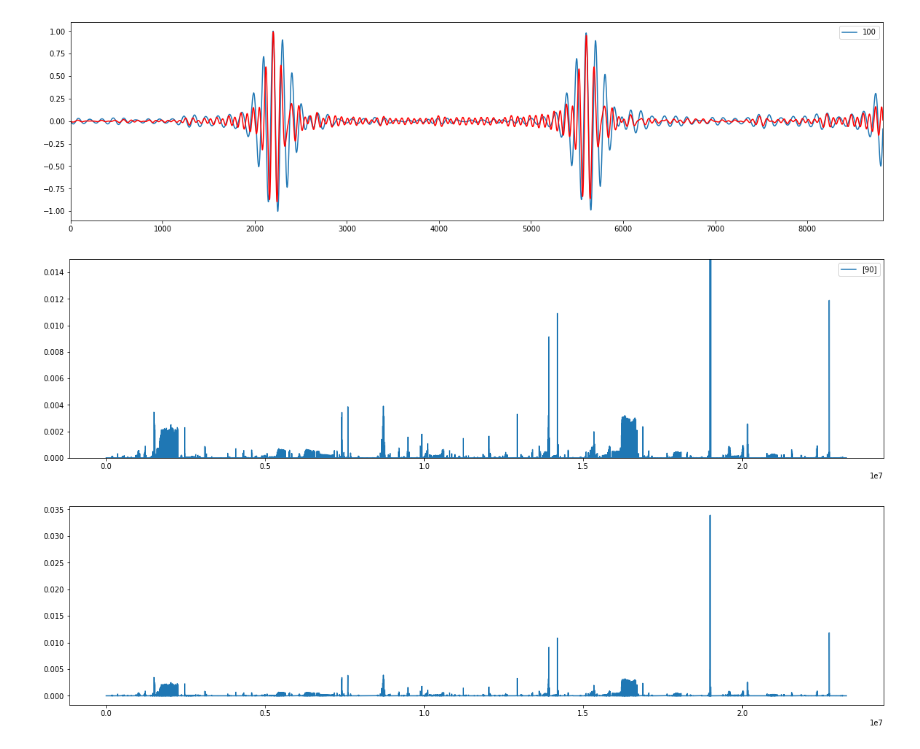
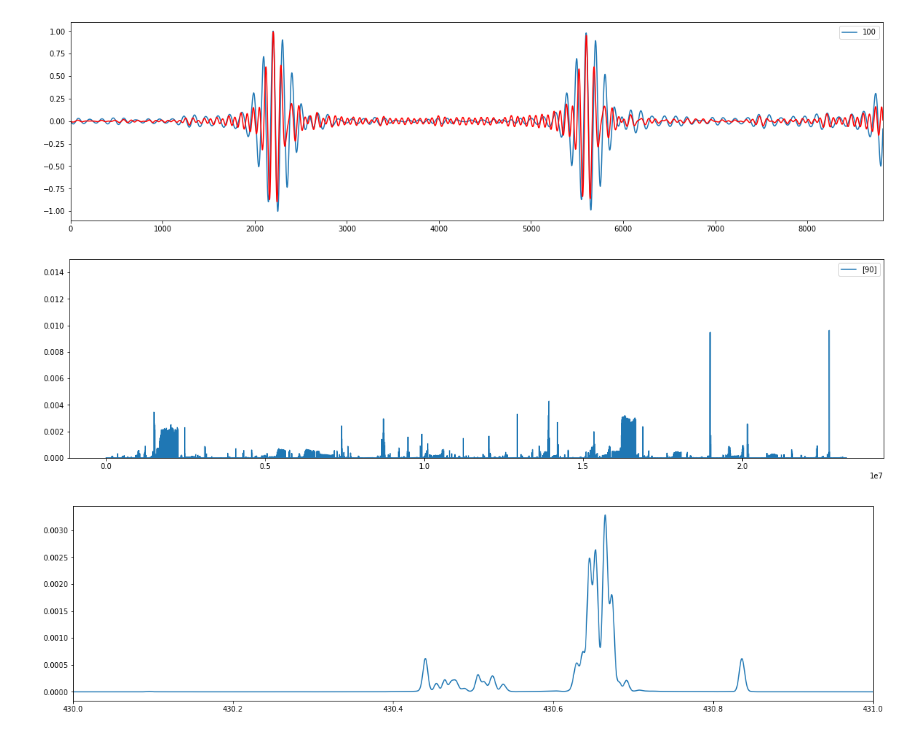
Before and after one commit to james-bole-pan/Xenopus_signal_processing, a Jupyter notebook: Wave_Envelope.ipynb, the cells around one changed output. Cells and saved outputs as stored; diff of their text form; code cells hidden in the pictures.

Commit message:
applied filter to the 1D CWT method

```diff
--- a/Wave_Envelope.ipynb
+++ b/Wave_Envelope.ipynb
@@ -55,7 +56,7 @@ Your runtime has 27.3 gigabytes of available RAM
 You are using a high-RAM runtime!
 # %%
 #loading the file
-file_path = "/content/01-F818D-F8387-220616_0456_8min_selection (1)_female (1).wav"
+file_path = "/content/01-F818D-F8387-220616_0456_8min_selection (1)_female_filtered.wav"
 samples, sampling_rate = librosa.load(file_path,sr=44100)
 # %%
 #plotting the audio data in time domain
@@ -203,14 +204,13 @@ plt.ylim(0,0.015)
 plt.legend()
 plt.show()
 # %% [output]
-[figure, old version]
+[figure, new version]
+# %%
+y_smoothed = gaussian_filter1d(a, 100)
 # %%
-from scipy.ndimage import gaussian_filter1d
-from scipy import signal
-
-y_smoothed = gaussian_filter1d(a, 1)
 plt.figure(figsize=(20,5))
-plt.plot(y_smoothed)
+plt.plot(x_time,y_smoothed)
+plt.xlim(430,431)
 plt.show()
 # %% [output]
-[figure, old version]
+[figure, new version]
```
Also changed, not shown: parts of 10 cells of this notebook.
